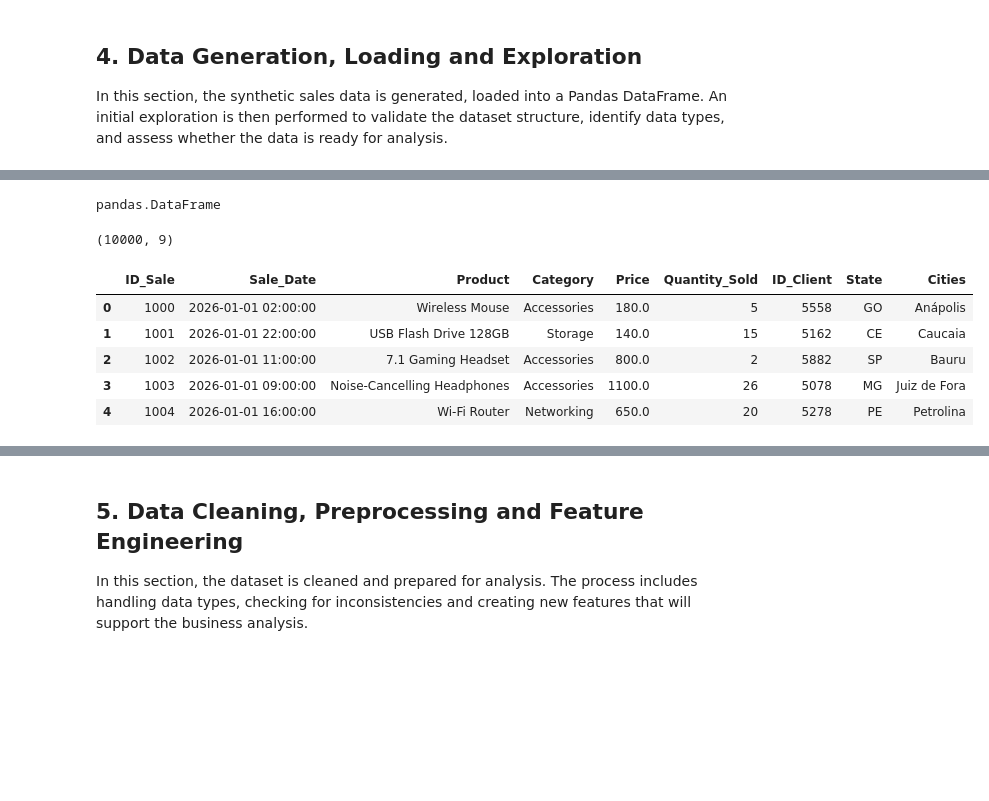
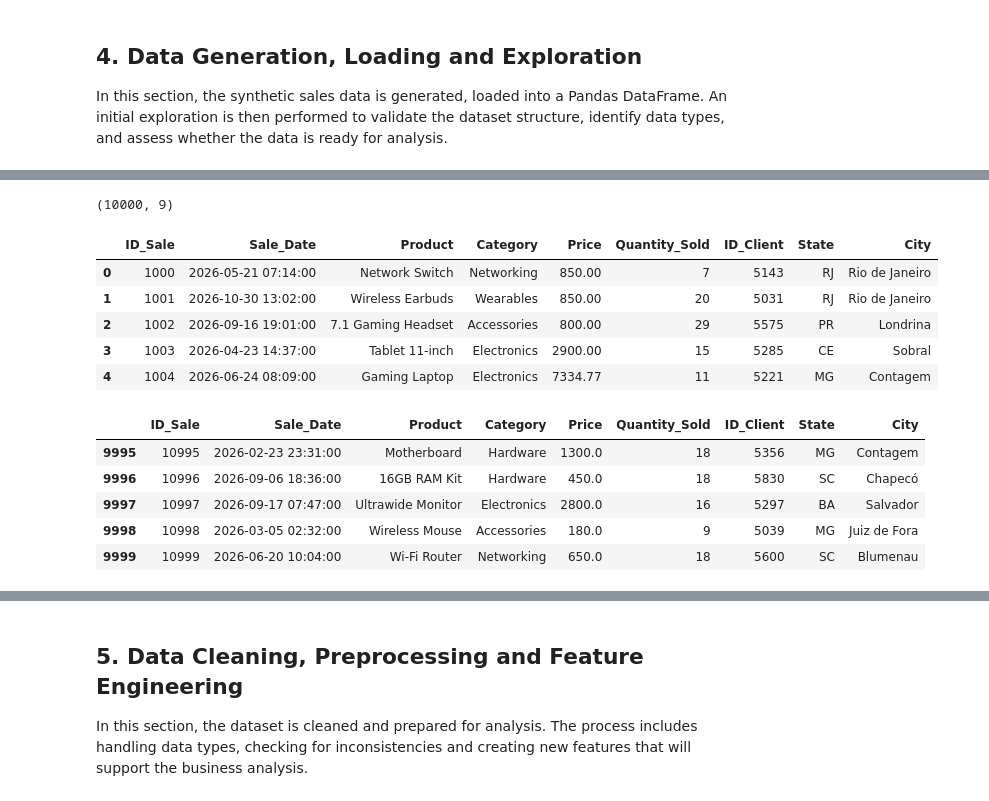
Before and after one commit to Guid3Paula/sales_data_analysis_ecommerce, a Jupyter notebook: notebooks/sales_analysis.ipynb, the cells around one changed output, grey strips where cells are left out. Drawn from its saved outputs; the diff is of its cells as text; code cells hidden in the pictures; blank space fills up the shorter version.

```diff
--- a/notebooks/sales_analysis.ipynb
+++ b/notebooks/sales_analysis.ipynb
@@ -215,19 +242,26 @@ Synthetic sales data generated successfully with 10000 records!
-# %%
-type(sales_df)
-# %% [output]
-pandas.DataFrame
-# %%
-sales_df.shape
-# %% [output]
-(10000, 9)
+# %%
+# Check DataFrame dimensions
+sales_df.shape
+# %% [output]
+(10000, 9)
 # %%
-# Head of the DataFrame
-sales_df.head(5)
+# Display the first five rows
+sales_df.head()
 # %% [output]
-|  | ID_Sale | Sale_Date | Product | Category | Price | Quantity_Sold | ID_Client | State | Cities |
-| 0 | 1000 | 2026-01-01 02:00:00 | Wireless Mouse | Accessories | 180.0 | 5 | 5558 | GO | Anápolis |
-| 1 | 1001 | 2026-01-01 22:00:00 | USB Flash Drive 128GB | Storage | 140.0 | 15 | 5162 | CE | Caucaia |
-| 2 | 1002 | 2026-01-01 11:00:00 | 7.1 Gaming Headset | Accessories | 800.0 | 2 | 5882 | SP | Bauru |
-| 3 | 1003 | 2026-01-01 09:00:00 | Noise-Cancelling Headphones | Accessories | 1100.0 | 26 | 5078 | MG | Juiz de Fora |
-| 4 | 1004 | 2026-01-01 16:00:00 | Wi-Fi Router | Networking | 650.0 | 20 | 5278 | PE | Petrolina |
+|  | ID_Sale | Sale_Date | Product | Category | Price | Quantity_Sold | ID_Client | State | City |
+| 0 | 1000 | 2026-05-21 07:14:00 | Network Switch | Networking | 850.00 | 7 | 5143 | RJ | Rio de Janeiro |
+| 1 | 1001 | 2026-10-30 13:02:00 | Wireless Earbuds | Wearables | 850.00 | 20 | 5031 | RJ | Rio de Janeiro |
+| 2 | 1002 | 2026-09-16 19:01:00 | 7.1 Gaming Headset | Accessories | 800.00 | 29 | 5575 | PR | Londrina |
+| 3 | 1003 | 2026-04-23 14:37:00 | Tablet 11-inch | Electronics | 2900.00 | 15 | 5285 | CE | Sobral |
+| 4 | 1004 | 2026-06-24 08:09:00 | Gaming Laptop | Electronics | 7334.77 | 11 | 5221 | MG | Contagem |
+# %%
+# Display the last five rows
+sales_df.tail()
+# %% [output]
+|  | ID_Sale | Sale_Date | Product | Category | Price | Quantity_Sold | ID_Client | State | City |
+| 9995 | 10995 | 2026-02-23 23:31:00 | Motherboard | Hardware | 1300.0 | 18 | 5356 | MG | Contagem |
+| 9996 | 10996 | 2026-09-06 18:36:00 | 16GB RAM Kit | Hardware | 450.0 | 18 | 5830 | SC | Chapecó |
+| 9997 | 10997 | 2026-09-17 07:47:00 | Ultrawide Monitor | Electronics | 2800.0 | 16 | 5297 | BA | Salvador |
+| 9998 | 10998 | 2026-03-05 02:32:00 | Wireless Mouse | Accessories | 180.0 | 9 | 5039 | MG | Juiz de Fora |
+| 9999 | 10999 | 2026-06-20 10:04:00 | Wi-Fi Router | Networking | 650.0 | 18 | 5600 | SC | Blumenau |
 # %%
```
Also changed, not shown: parts of 29 cells of this notebook, 6 other files.
